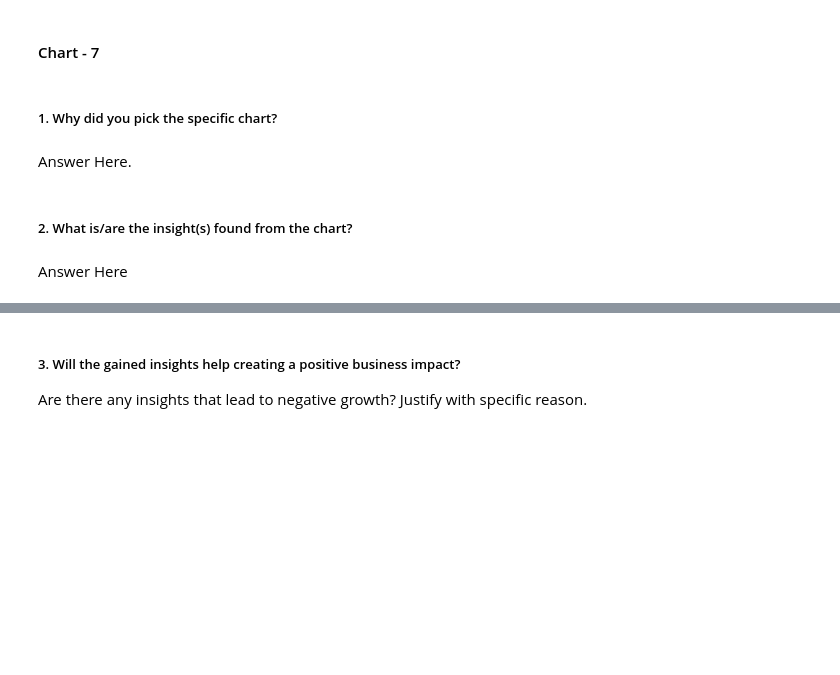
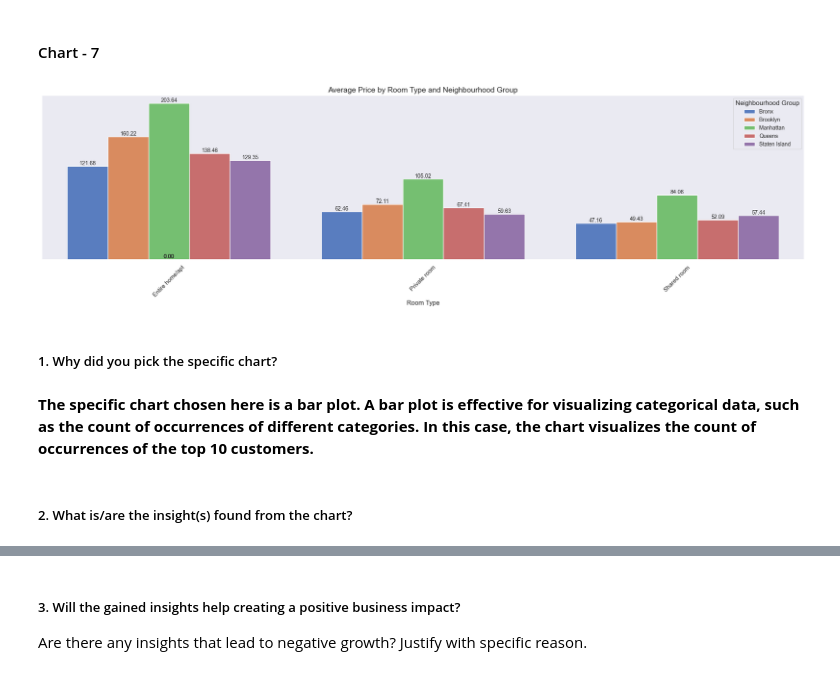
Before and after one commit to saifghostrider454/Airbnb-EDA, a Jupyter notebook: Airbnb.ipynb, the cells around one changed output, grey strips where cells are left out. Saved outputs shown, nothing was run; the diff lists cells and outputs as text; code cells hidden in the pictures; blank space fills up the shorter version.

```diff
--- a/Airbnb.ipynb
+++ b/Airbnb.ipynb
@@ -747,8 +819,44 @@ Answer Here
+# %%
+# Chart - 7 visualization code
+
+
+plt.figure(figsize=[20, 6])
+
+# Group by 'room_type' and 'neighbourhood_group' and calculate the mean of 'price'
+room_type_neighbourhood = df.groupby(['room_type', 'neighbourhood_group'])['price'].mean().reset_index()
+
+# Define a color palette
+colors = sns.color_palette("muted")
+
+# Plotting the bar plot with customized colors
+ax = sns.barplot(x='room_type', y='price', hue='neighbourhood_group', data=room_type_neighbourhood, palette=colors)
+
+plt.xticks(rotation=45)
+plt.xlabel('Room Type', fontsize=12)  # Adding x-label with fontsize
+plt.ylabel('Average Price', fontsize=12)  # Adding y-label with fontsize
+plt.title('Average Price by Room Type and Neighbourhood Group', fontsize=14)  # Adding plot title with fontsize
+
+# Adding text annotations on top of each bar
+for p in ax.patches:
+    ax.annotate('{:.2f}'.format(p.get_height()), (p.get_x() + p.get_width() / 2., p.get_height()), ha='center', va='center', xytext=(0, 5), textcoords='offset points', fontsize=10)
+
+# Adjusting legend placement
+plt.legend(title='Neighbourhood Group', loc='upper right', fontsize=10)  # Adding legend with adjusted location and fontsize
+
+# Removing y-axis
+plt.gca().axes.get_yaxis().set_visible(False)
+
+# Adding grid lines
+plt.grid(axis='y', linestyle='--', alpha=0.5)
+
+plt.tight_layout()  # Adjusting layout for better appearance
+
+plt.show()
+# %% [output]
+[figure, added]
 # %% [markdown]
 ##### 1. Why did you pick the specific chart?
-# %% [markdown]
-Answer Here.
+# %% [markdown]
+**The specific chart chosen here is a bar plot. A bar plot is effective for visualizing categorical data, such as the count of occurrences of different categories. In this case, the chart visualizes the count of occurrences of the top 10 customers.**
 # %% [markdown]
 ##### 2. What is/are the insight(s) found from the chart?
-# %% [markdown]
-Answer Here
```
Also changed, not shown: parts of 47 cells of this notebook.
